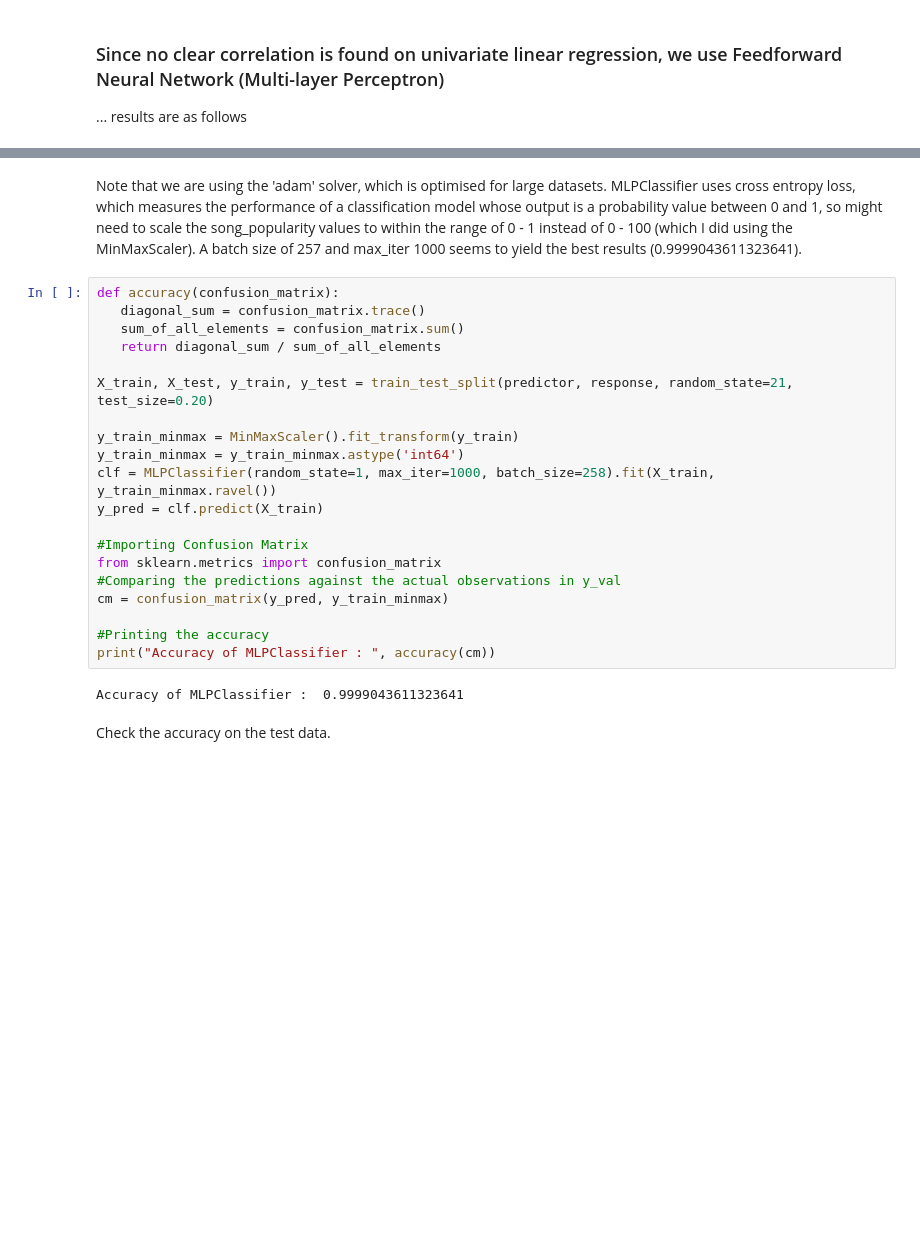
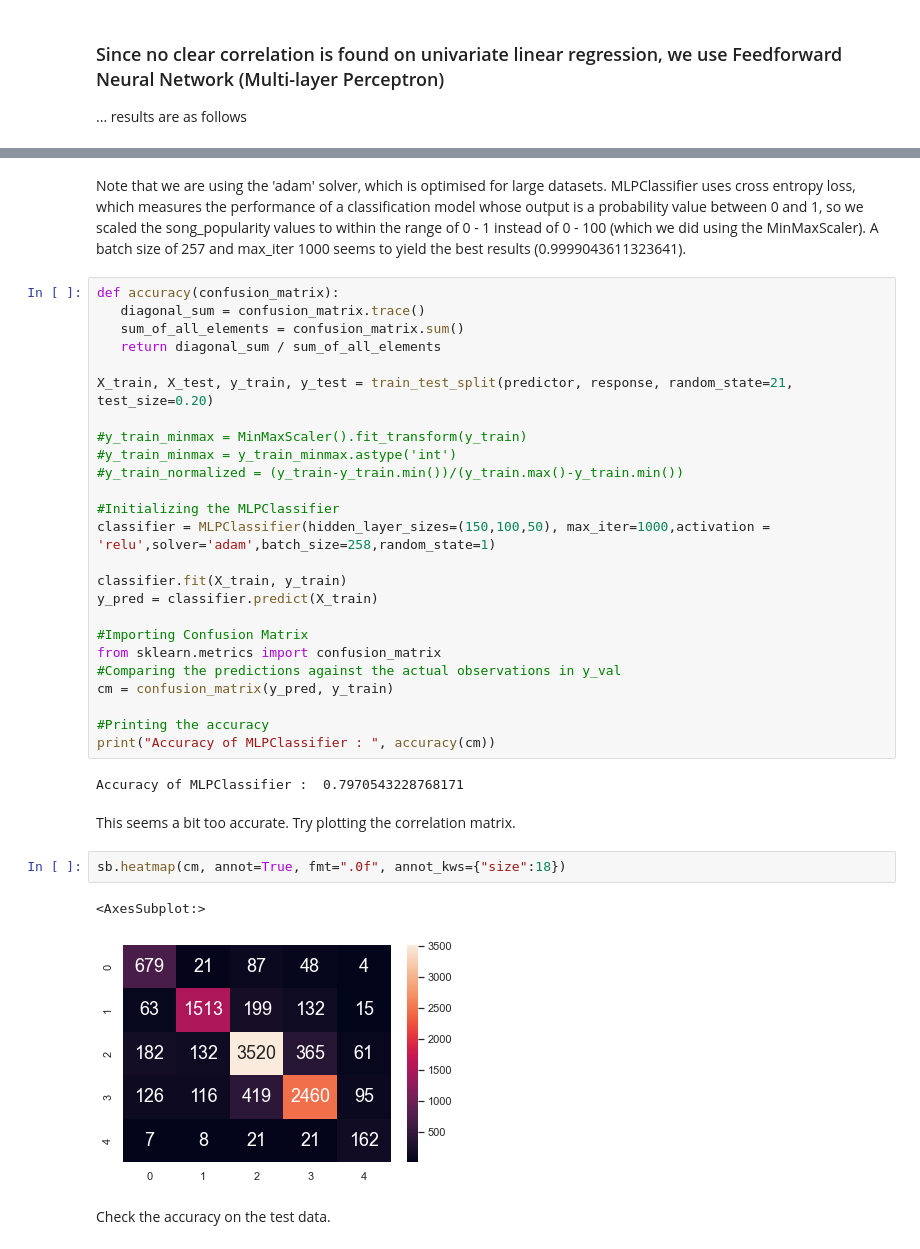
Before and after one commit to DanielTanTWOfficial/song-genre-analysis, a Jupyter notebook: Song Popularity Analysis.ipynb, the cells around one changed output, grey strips where cells are left out. Drawn from its saved outputs; the diff is of its cells as text; blank space fills up the shorter version.

Commit message:
fixed MLPClassifier code

```diff
--- a/Song Popularity Analysis.ipynb
+++ b/Song Popularity Analysis.ipynb
@@ -317,5 +366,5 @@ predictor.head()
 # %% [markdown]
-Note that we are using the 'adam' solver, which is optimised for large datasets. MLPClassifier uses cross entropy loss, which measures the performance of a classification model whose output is a probability value between 0 and 1, so might need to scale the song_popularity values to within the range of 0 - 1 instead of 0 - 100 (which I did using the MinMaxScaler). A batch size of 257 and max_iter 1000 seems to yield the best results (0.9999043611323641).
+Note that we are using the 'adam' solver, which is optimised for large datasets. MLPClassifier uses cross entropy loss, which measures the performance of a classification model whose output is a probability value between 0 and 1, so we scaled the song_popularity values to within the range of 0 - 1 instead of 0 - 100 (which we did using the MinMaxScaler). A batch size of 257 and max_iter 1000 seems to yield the best results (0.9999043611323641).
 # %%
 def accuracy(confusion_matrix):
    diagonal_sum = confusion_matrix.trace()
@@ -324,20 +373,32 @@ def accuracy(confusion_matrix):
 
 X_train, X_test, y_train, y_test = train_test_split(predictor, response, random_state=21, test_size=0.20)
 
-y_train_minmax = MinMaxScaler().fit_transform(y_train)
-y_train_minmax = y_train_minmax.astype('int64')
-clf = MLPClassifier(random_state=1, max_iter=1000, batch_size=258).fit(X_train, y_train_minmax.ravel())
-y_pred = clf.predict(X_train)
+#y_train_minmax = MinMaxScaler().fit_transform(y_train)
+#y_train_minmax = y_train_minmax.astype('int')
+#y_train_normalized = (y_train-y_train.min())/(y_train.max()-y_train.min())
+
+#Initializing the MLPClassifier
+classifier = MLPClassifier(hidden_layer_sizes=(150,100,50), max_iter=1000,activation = 'relu',solver='adam',batch_size=258,random_state=1)
+
+classifier.fit(X_train, y_train)
+y_pred = classifier.predict(X_train)
 
 #Importing Confusion Matrix
 from sklearn.metrics import confusion_matrix
 #Comparing the predictions against the actual observations in y_val
-cm = confusion_matrix(y_pred, y_train_minmax)
+cm = confusion_matrix(y_pred, y_train)
 
 #Printing the accuracy
 print("Accuracy of MLPClassifier : ", accuracy(cm))
 # %% [output]
-Accuracy of MLPClassifier :  0.9999043611323641
+Accuracy of MLPClassifier :  0.7970543228768171
+# %% [markdown]
+This seems a bit too accurate. Try plotting the correlation matrix.
+# %%
+sb.heatmap(cm, annot=True, fmt=".0f", annot_kws={"size":18})
+# %% [output]
+<AxesSubplot:>
+[figure, added]
 # %% [markdown]
 Check the accuracy on the test data.
 # %%
```
Also changed, not shown: parts of 4 cells of this notebook.
